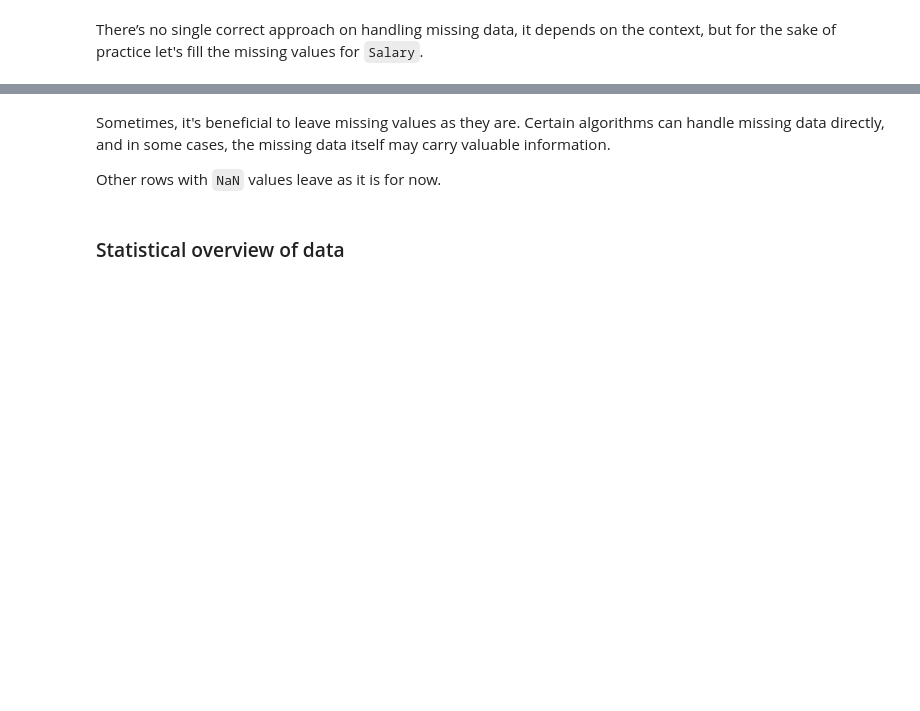
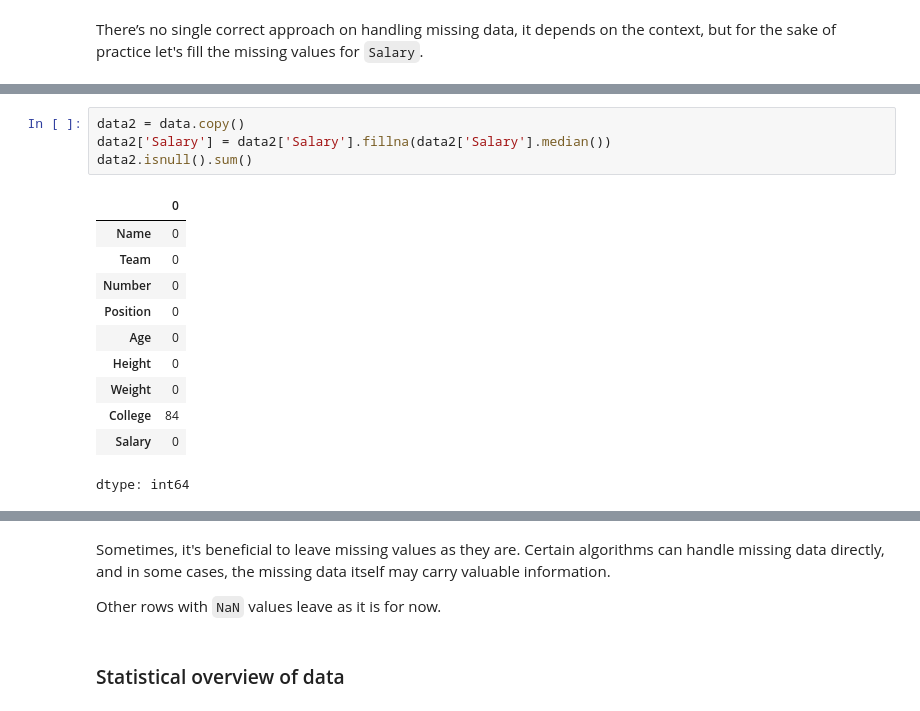
Before and after one commit to JKijonoka/Bootcamp_public, a Jupyter notebook: Day1/Day1 - Data foundations tutorial.ipynb, the cells around one changed output, grey strips where cells are left out. Drawn from its saved outputs; the diff is of its cells as text; blank space fills up the shorter version.

```diff
--- a/Day1/Day1 - Data foundations tutorial.ipynb
+++ b/Day1/Day1 - Data foundations tutorial.ipynb
@@ -214 +230,17 @@ Salary       0
 dtype: int64
+# %%
+data2 = data.copy()
+data2['Salary'] = data2['Salary'].fillna(data2['Salary'].median())
+data2.isnull().sum()
+# %% [output]
+|  | 0 |
+| Name | 0 |
+| Team | 0 |
+| Number | 0 |
+| Position | 0 |
+| Age | 0 |
+| Height | 0 |
+| Weight | 0 |
+| College | 84 |
+| Salary | 0 |
+dtype: int64
```
Also changed, not shown: parts of 26 cells of this notebook.
